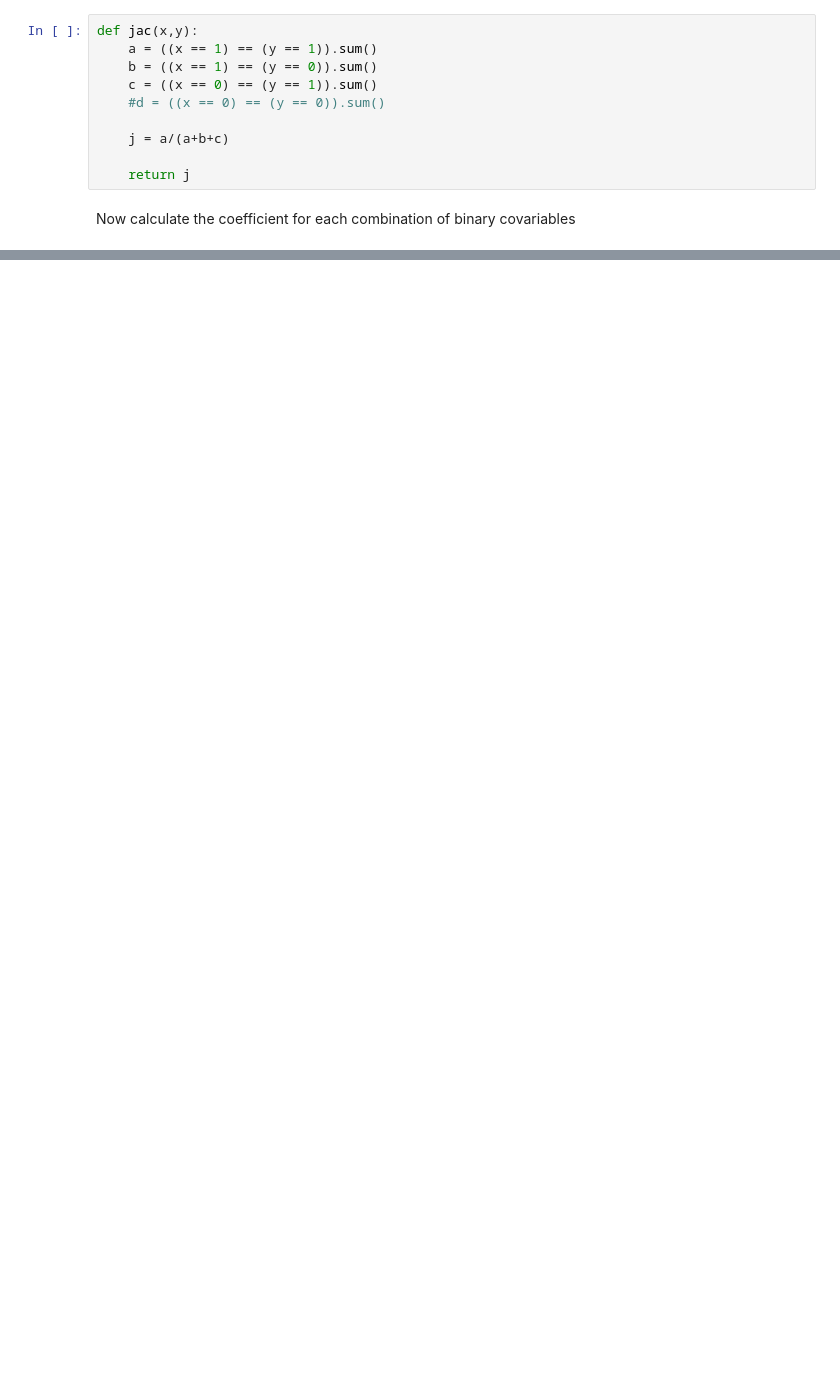
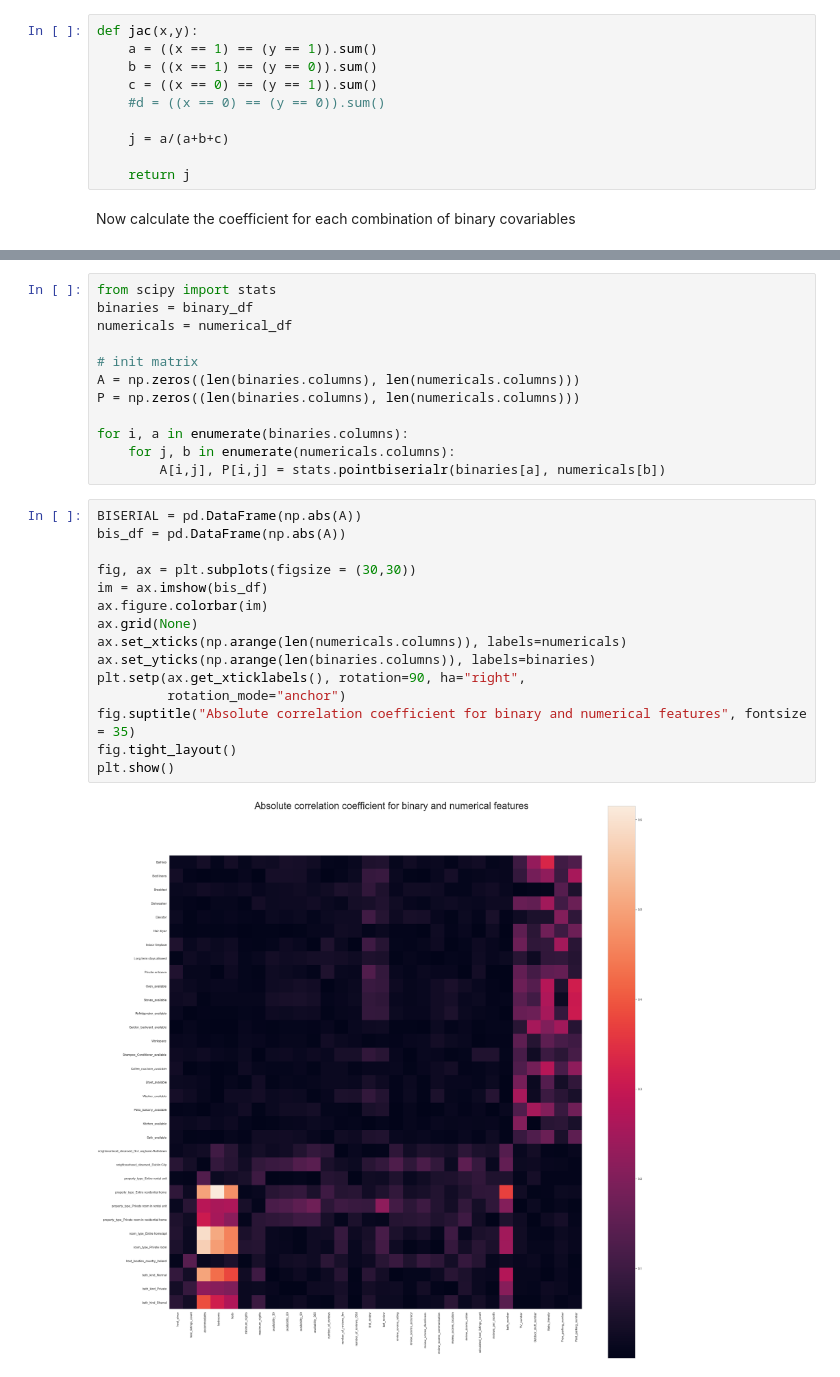
Before and after one commit to dmnk1308/DubAir, a Jupyter notebook: feature_selection.ipynb, the cells around one changed output, grey strips where cells are left out. Saved outputs shown, nothing was run; the diff lists cells and outputs as text; blank space fills up the shorter version.

```diff
--- a/feature_selection.ipynb
+++ b/feature_selection.ipynb
@@ -631,0 +679,29 @@ plt.show()
+# %%
+from scipy import stats
+binaries = binary_df
+numericals = numerical_df
+
+# init matrix
+A = np.zeros((len(binaries.columns), len(numericals.columns)))
+P = np.zeros((len(binaries.columns), len(numericals.columns)))
+
+for i, a in enumerate(binaries.columns):
+    for j, b in enumerate(numericals.columns):
+        A[i,j], P[i,j] = stats.pointbiserialr(binaries[a], numericals[b])
+# %%
+BISERIAL = pd.DataFrame(np.abs(A))
+bis_df = pd.DataFrame(np.abs(A))
+
+fig, ax = plt.subplots(figsize = (30,30))
+im = ax.imshow(bis_df)
+ax.figure.colorbar(im)
+ax.grid(None)
+ax.set_xticks(np.arange(len(numericals.columns)), labels=numericals)
+ax.set_yticks(np.arange(len(binaries.columns)), labels=binaries)
+plt.setp(ax.get_xticklabels(), rotation=90, ha="right",
+         rotation_mode="anchor")
+fig.suptitle("Absolute correlation coefficient for binary and numerical features", fontsize = 35)
+fig.tight_layout()
+plt.show()
+# %% [output]
+[figure, added]
```
Also changed, not shown: parts of 64 cells of this notebook, 2 other files.
